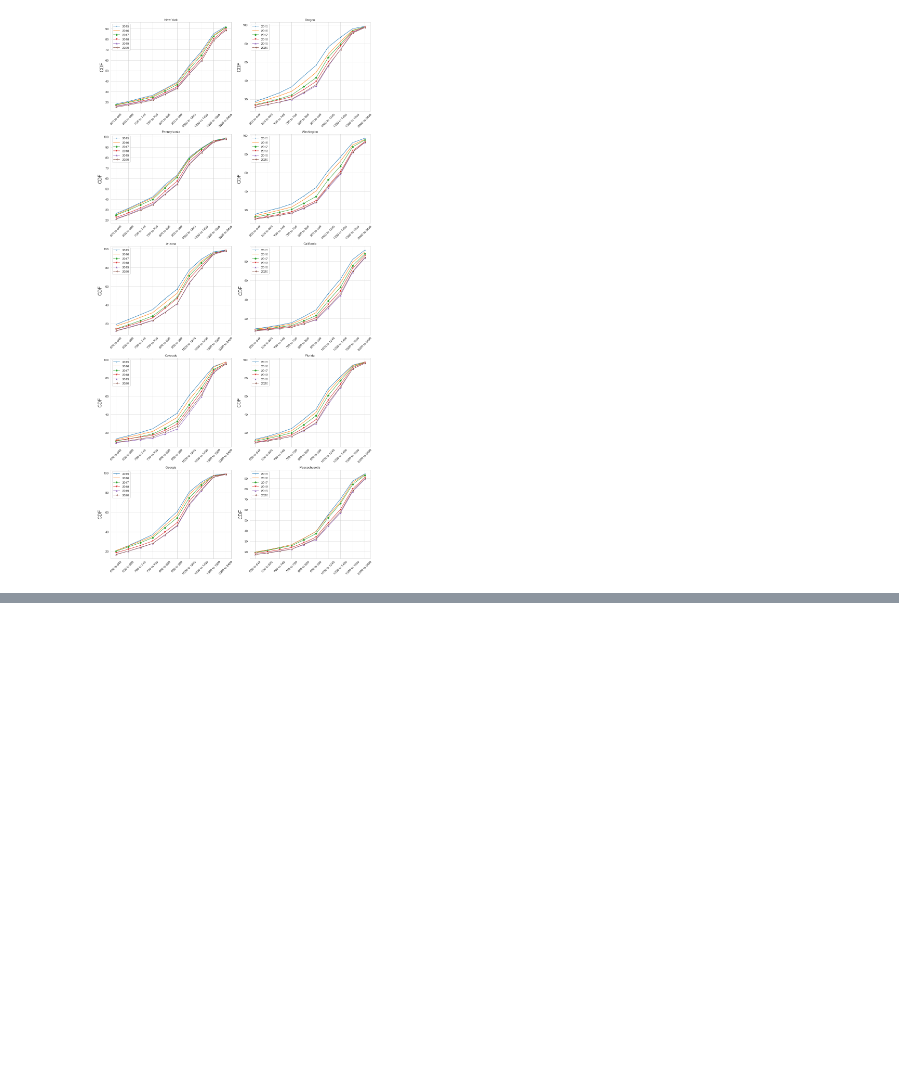
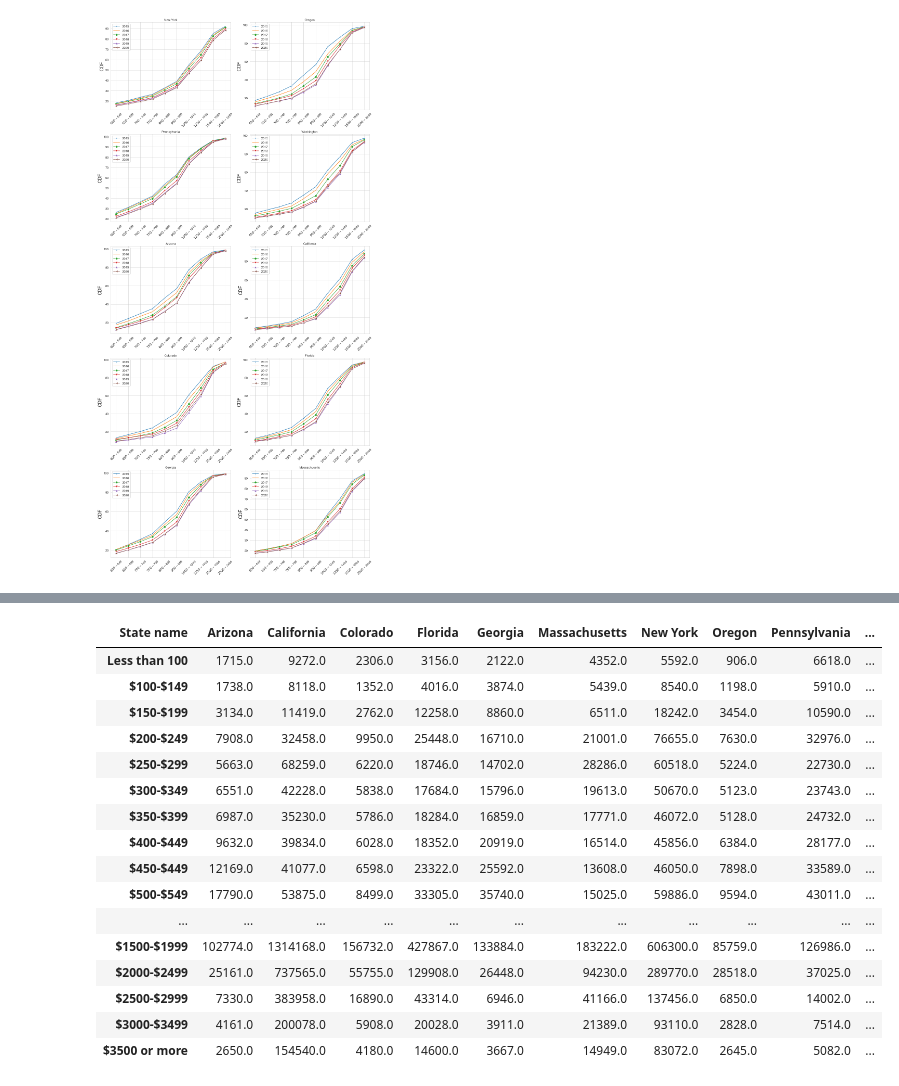
Before and after one commit to aliglara/capstone-c1-DA, a Jupyter notebook: codes/EDA_gross_rent.ipynb, the cells around one changed output, grey strips where cells are left out. Saved outputs shown, nothing was run; the diff lists cells and outputs as text; code cells hidden in the pictures; blank space fills up the shorter version.

```diff
--- a/codes/EDA_gross_rent.ipynb
+++ b/codes/EDA_gross_rent.ipynb
@@ -205,0 +229,24 @@ It is interesting that in all the states the number of renter housing units has
+# %%
+# As Housing units is a discrete value
+pivoTable = pd.pivot_table(data=df.iloc[:,1:-1],
+                         index="State name", aggfunc=np.median).round()
+# %%
+pivoTable[df.columns[2:-1]].T
+# %% [output]
+| State name | Arizona | California | Colorado | Florida | Georgia | Massachusetts | New York | Oregon | Pennsylvania | ... |
+| Less than 100 | 1715.0 | 9272.0 | 2306.0 | 3156.0 | 2122.0 | 4352.0 | 5592.0 | 906.0 | 6618.0 | ... |
+| $100-$149 | 1738.0 | 8118.0 | 1352.0 | 4016.0 | 3874.0 | 5439.0 | 8540.0 | 1198.0 | 5910.0 | ... |
+| $150-$199 | 3134.0 | 11419.0 | 2762.0 | 12258.0 | 8860.0 | 6511.0 | 18242.0 | 3454.0 | 10590.0 | ... |
+| $200-$249 | 7908.0 | 32458.0 | 9950.0 | 25448.0 | 16710.0 | 21001.0 | 76655.0 | 7630.0 | 32976.0 | ... |
+| $250-$299 | 5663.0 | 68259.0 | 6220.0 | 18746.0 | 14702.0 | 28286.0 | 60518.0 | 5224.0 | 22730.0 | ... |
+| $300-$349 | 6551.0 | 42228.0 | 5838.0 | 17684.0 | 15796.0 | 19613.0 | 50670.0 | 5123.0 | 23743.0 | ... |
+| $350-$399 | 6987.0 | 35230.0 | 5786.0 | 18284.0 | 16859.0 | 17771.0 | 46072.0 | 5128.0 | 24732.0 | ... |
+| $400-$449 | 9632.0 | 39834.0 | 6028.0 | 18352.0 | 20919.0 | 16514.0 | 45856.0 | 6384.0 | 28177.0 | ... |
+| $450-$449 | 12169.0 | 41077.0 | 6598.0 | 23322.0 | 25592.0 | 13608.0 | 46050.0 | 7898.0 | 33589.0 | ... |
+| $500-$549 | 17790.0 | 53875.0 | 8499.0 | 33305.0 | 35740.0 | 15025.0 | 59886.0 | 9594.0 | 43011.0 | ... |
+| ... | ... | ... | ... | ... | ... | ... | ... | ... | ... | ... |
+| $1500-$1999 | 102774.0 | 1314168.0 | 156732.0 | 427867.0 | 133884.0 | 183222.0 | 606300.0 | 85759.0 | 126986.0 | ... |
+| $2000-$2499 | 25161.0 | 737565.0 | 55755.0 | 129908.0 | 26448.0 | 94230.0 | 289770.0 | 28518.0 | 37025.0 | ... |
+| $2500-$2999 | 7330.0 | 383958.0 | 16890.0 | 43314.0 | 6946.0 | 41166.0 | 137456.0 | 6850.0 | 14002.0 | ... |
+| $3000-$3499 | 4161.0 | 200078.0 | 5908.0 | 20028.0 | 3911.0 | 21389.0 | 93110.0 | 2828.0 | 7514.0 | ... |
+| $3500 or more | 2650.0 | 154540.0 | 4180.0 | 14600.0 | 3667.0 | 14949.0 | 83072.0 | 2645.0 | 5082.0 | ... |
```
Also changed, not shown: parts of 17 cells of this notebook.
